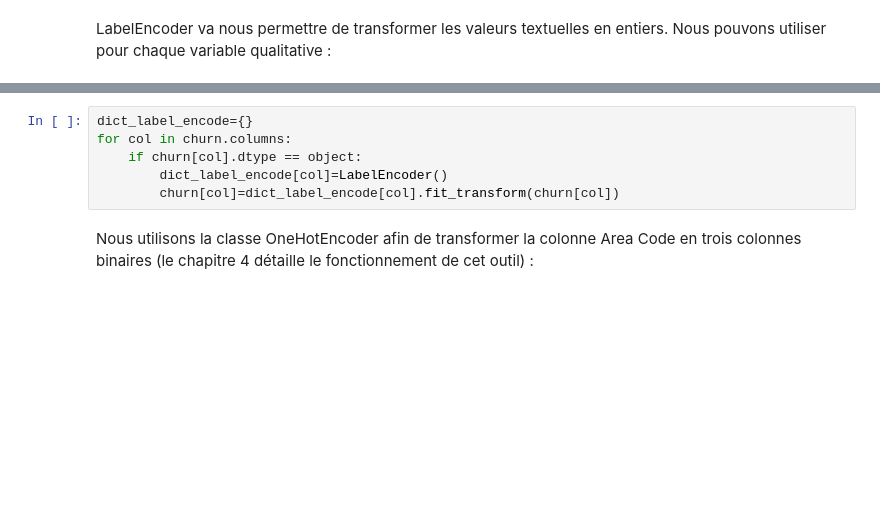
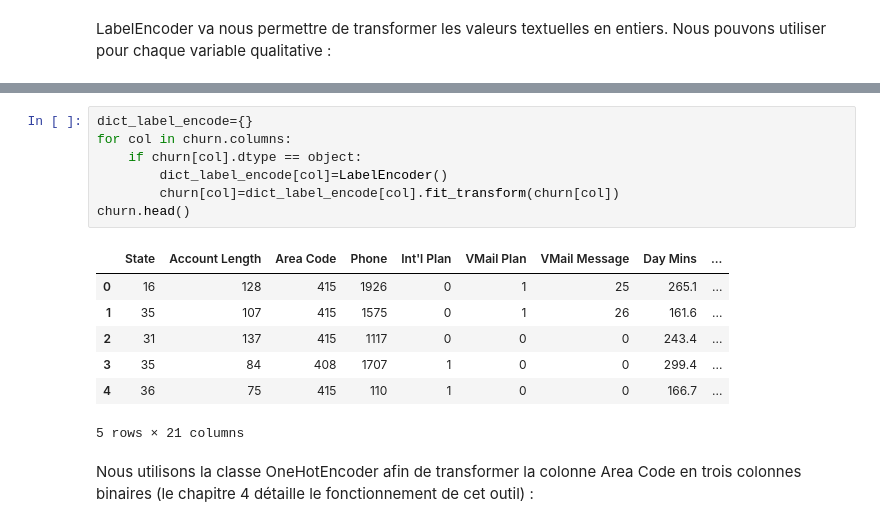
Before and after one commit to plejeune-fr/pythondatascientist, a Jupyter notebook: notebooks/06_01_Machine_learning_supervise.ipynb, the cells around one changed output, grey strips where cells are left out. Saved outputs shown, nothing was run; the diff lists cells and outputs as text; blank space fills up the shorter version.

```diff
--- a/notebooks/06_01_Machine_learning_supervise.ipynb
+++ b/notebooks/06_01_Machine_learning_supervise.ipynb
@@ -61,9 +79,18 @@ churn["Churn?"] = encoder.fit_transform(churn["Churn?"])
 # %%
 dict_label_encode={}
 for col in churn.columns:
     if churn[col].dtype == object:
         dict_label_encode[col]=LabelEncoder()
         churn[col]=dict_label_encode[col].fit_transform(churn[col])
+churn.head()
+# %% [output]
+|  | State | Account Length | Area Code | Phone | Int'l Plan | VMail Plan | VMail Message | Day Mins | ... |
+| 0 | 16 | 128 | 415 | 1926 | 0 | 1 | 25 | 265.1 | ... |
+| 1 | 35 | 107 | 415 | 1575 | 0 | 1 | 26 | 161.6 | ... |
+| 2 | 31 | 137 | 415 | 1117 | 0 | 0 | 0 | 243.4 | ... |
+| 3 | 35 | 84 | 408 | 1707 | 1 | 0 | 0 | 299.4 | ... |
+| 4 | 36 | 75 | 415 | 110 | 1 | 0 | 0 | 166.7 | ... |
+5 rows × 21 columns
 # %% [markdown]
 Nous utilisons la classe OneHotEncoder afin de transformer la colonne Area Code
 en trois colonnes binaires (le chapitre 4 détaille le fonctionnement de cet outil) :
```
Also changed, not shown: parts of 17 cells of this notebook, 10 other files.
